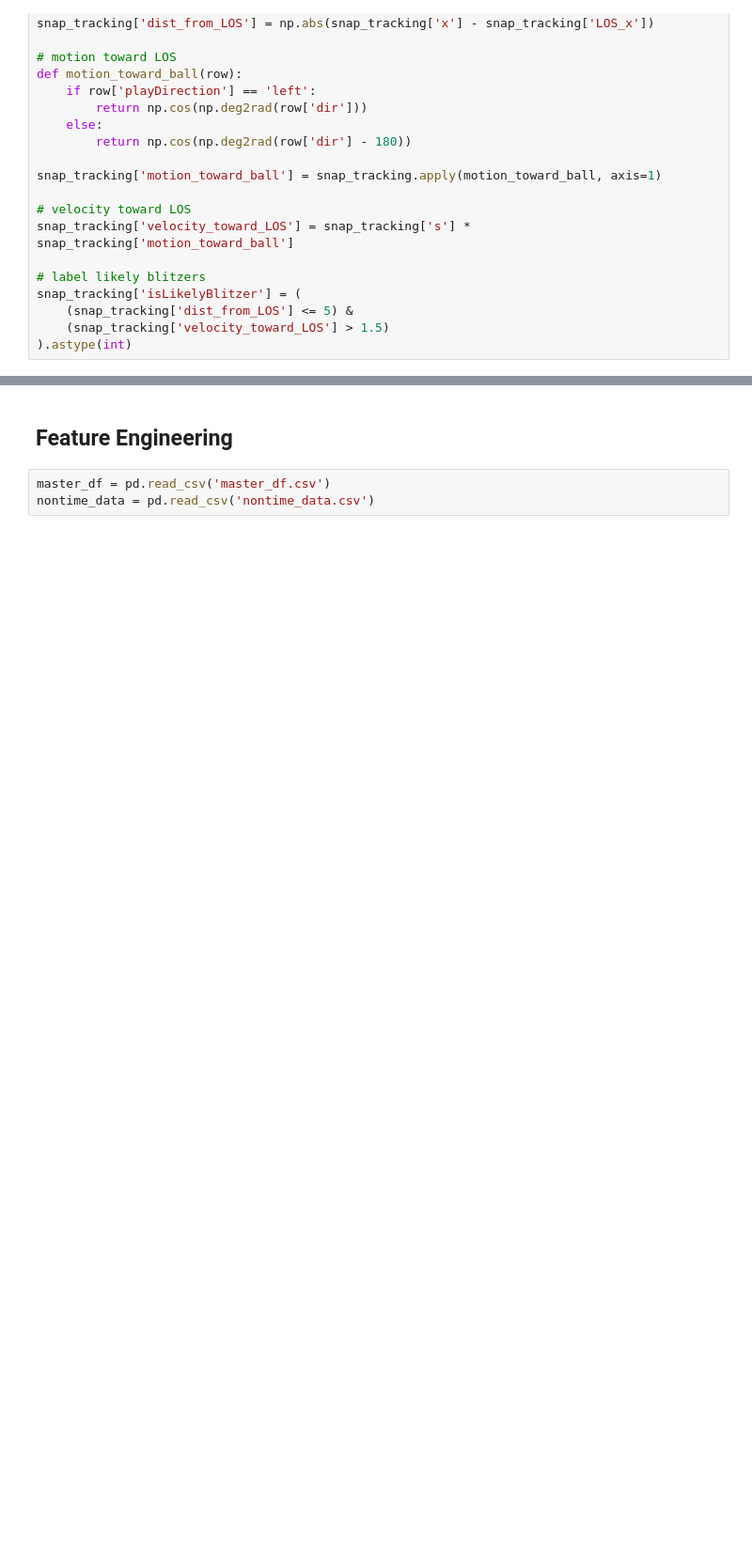
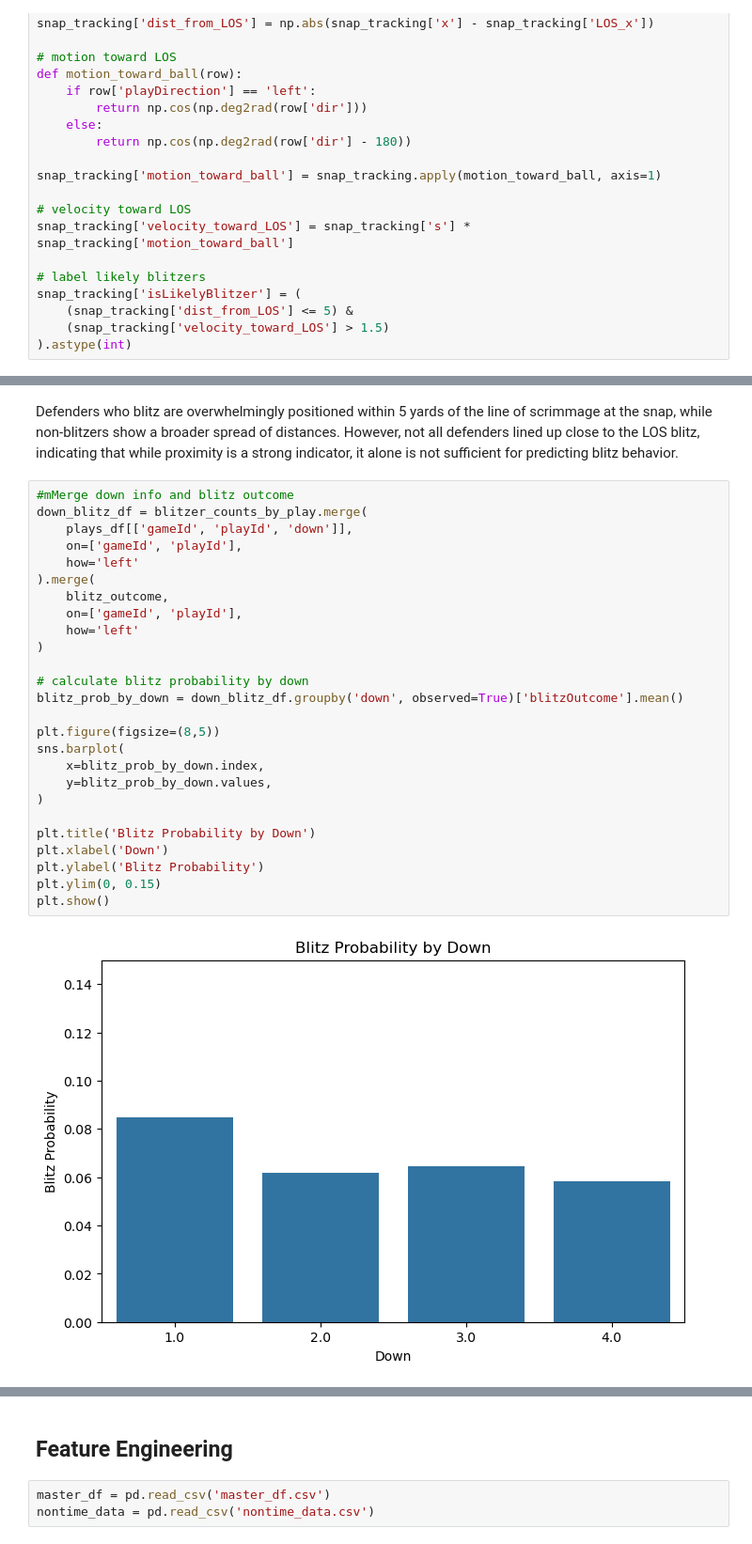
Before and after one commit to tgarity/blitzprediction, a Jupyter notebook: final_project.ipynb, the cells around one changed output, grey strips where cells are left out. Shown: that part at 94% size. Saved outputs shown, nothing was run; the diff lists cells and outputs as text; blank space fills up the shorter version.

```diff
--- a/final_project.ipynb
+++ b/final_project.ipynb
@@ -629,0 +625,30 @@ Plays with one or more likely blitzers occur much less frequently, and instances
+# %% [markdown]
+Defenders who blitz are overwhelmingly positioned within 5 yards of the line of scrimmage at the snap, while non-blitzers show a broader spread of distances. However, not all defenders lined up close to the LOS blitz, indicating that while proximity is a strong indicator, it alone is not sufficient for predicting blitz behavior.
+# %%
+#mMerge down info and blitz outcome
+down_blitz_df = blitzer_counts_by_play.merge(
+    plays_df[['gameId', 'playId', 'down']],
+    on=['gameId', 'playId'],
+    how='left'
+).merge(
+    blitz_outcome,
+    on=['gameId', 'playId'],
+    how='left'
+)
+
+# calculate blitz probability by down
+blitz_prob_by_down = down_blitz_df.groupby('down', observed=True)['blitzOutcome'].mean()
+
+plt.figure(figsize=(8,5))
+sns.barplot(
+    x=blitz_prob_by_down.index,
+    y=blitz_prob_by_down.values,
+)
+
+plt.title('Blitz Probability by Down')
+plt.xlabel('Down')
+plt.ylabel('Blitz Probability')
+plt.ylim(0, 0.15)
+plt.show()
+# %% [output]
+[figure, added]
```
Also changed, not shown: parts of 34 cells of this notebook.
